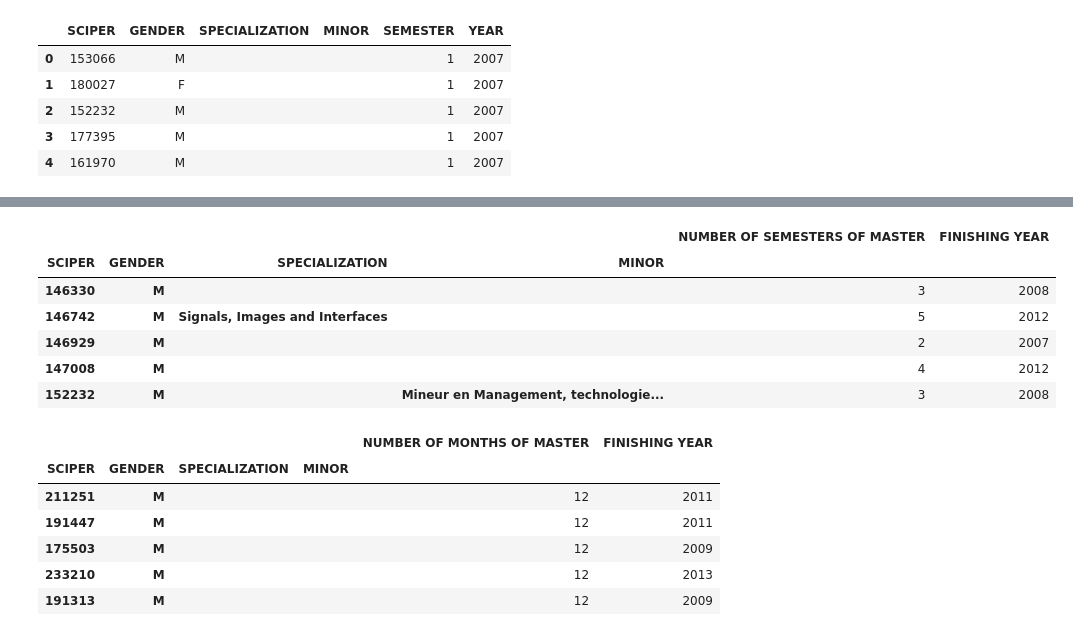
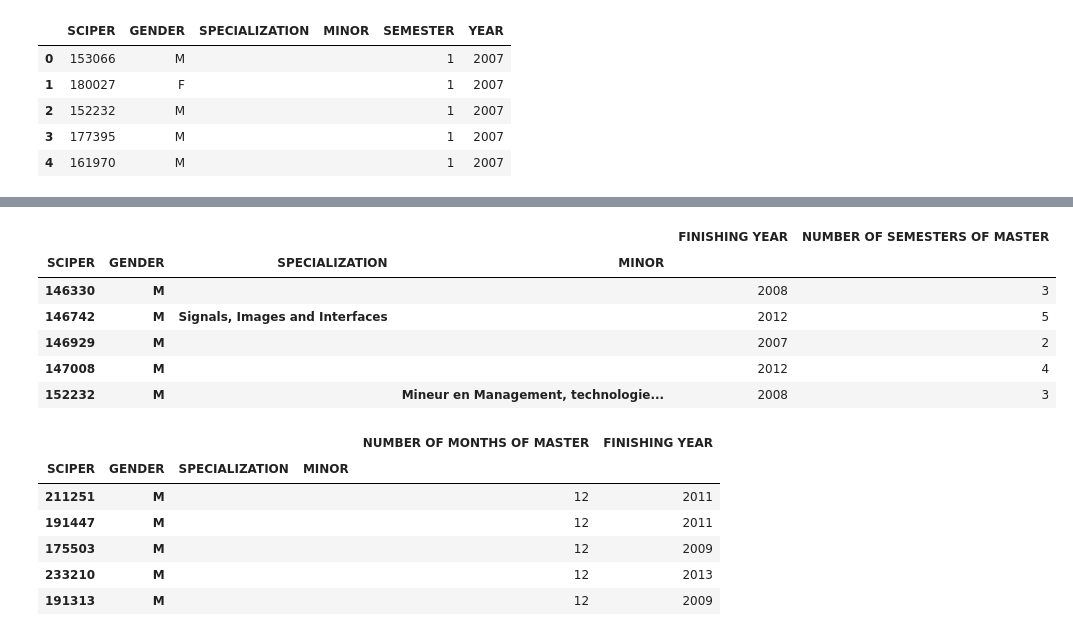
Before and after one commit to boudabou/ADA_Homeworks, a Jupyter notebook: Homework 2 - Extracting Data From Web/ISA.ipynb, the cells around one changed output, grey strips where cells are left out. Cells and saved outputs as stored; diff of their text form; code cells hidden in the pictures.

```diff
--- a/Homework 2 - Extracting Data From Web/ISA.ipynb
+++ b/Homework 2 - Extracting Data From Web/ISA.ipynb
@@ -386,35 +397,40 @@ final_list_students_DFrame.head()
 # %%
 # merge the previous dataFrame with the original table
-# For specialization, we took the last entry. For example, if we have an entry for specialization in Semester 2
+# For specialization, we took the last entry because some students may not register for specialisation or minor in the
+# first semester. Added to that, if for example we have an entry for specialization in Semester 2
 # and a null entry in Semester 3, we consider that the student dropped the specialization
 sciper_gender_table_semester_final = pd.merge(sciper_gender_table,final_list_students_DFrame,how='inner')
 for sciper in final_list_students:
+    # Get the list of entris for each SCIPER
     entries = sciper_gender_table_semester_final.loc[sciper_gender_table_semester_final['SCIPER']==sciper]
+    # Get the last entry
     n = len(entries)
-    spe = entries.iloc[n-1].loc['SPECIALIZATION']
-    minor = entries.iloc[n-1].loc['MINOR']
+    lastEntry = entries.iloc[n-1]
+    # Get the last registred minor or speciality
+    spe = lastEntry.loc['SPECIALIZATION']
+    minor = lastEntry.loc['MINOR']
+    # Update all entries with the same speciality and minor
     sciper_gender_table_semester_final.loc[sciper_gender_table_semester_final['SCIPER']==sciper,'SPECIALIZATION']=spe
     sciper_gender_table_semester_final.loc[sciper_gender_table_semester_final['SCIPER']==sciper,'MINOR']=minor
 # %%
 # Group by SCIPER and GENDER to get the table of all different students
 # The count method will count the number of raws corresponding to each SCIPER in the SMESTER column
-# Which corresponds as we said earlier to the number of semester spent by the student doing his bachelor
+# Which corresponds to the number of semester spent by the student doing his Master
 grouped = sciper_gender_table_semester_final.groupby(by=['SCIPER','GENDER','SPECIALIZATION','MINOR'])
-f = {'SEMESTER':'count', 'YEAR':'max'}
-total_number_of_semesters_of_master = grouped.agg(f)
-#total_number_of_semesters_of_master_with_count.columns['NUMBER OF SEMESTERS OF MASTER']
-#total_number_of_semesters_of_master_with_year=grouped
-total_number_of_semesters_of_master.columns = ['NUMBER OF SEMESTERS OF MASTER','FINISHING YEAR']
-#total_number_of_semesters_of_master_with_year
-#total_number_of_semesters_of_master=pd.merge(total_number_of_semesters_of_master_with_count,total_number_of_semesters_of_master_with_year,how='inner')
+# Create an aggregation function that counts the number of masters' semesters per students and extract the last year of master
+aggregaton_function = {'SEMESTER':'count', 'YEAR':'max'}
+# Apply the aggregation function to the previous table
+total_number_of_semesters_of_master = grouped.agg(aggregaton_function)
 
+# Change the names of the columns of the resulting table
+total_number_of_semesters_of_master.columns = ['FINISHING YEAR','NUMBER OF SEMESTERS OF MASTER']
 total_number_of_semesters_of_master.head()
 # %% [output]
-|  |  |  |  | NUMBER OF SEMESTERS OF MASTER | FINISHING YEAR |
+|  |  |  |  | FINISHING YEAR | NUMBER OF SEMESTERS OF MASTER |
 | SCIPER | GENDER | SPECIALIZATION | MINOR |  |  |
-| 146330 | M |  |  | 3 | 2008 |
-| 146742 | M | Signals, Images and Interfaces |  | 5 | 2012 |
-| 146929 | M |  |  | 2 | 2007 |
-| 147008 | M |  |  | 4 | 2012 |
-| 152232 | M |  | Mineur en Management, technologie... | 3 | 2008 |
+| 146330 | M |  |  | 2008 | 3 |
+| 146742 | M | Signals, Images and Interfaces |  | 2012 | 5 |
+| 146929 | M |  |  | 2007 | 2 |
+| 147008 | M |  |  | 2012 | 4 |
+| 152232 | M |  | Mineur en Management, technologie... | 2008 | 3 |
 # %%
```
Also changed, not shown: parts of 6 cells of this notebook.
